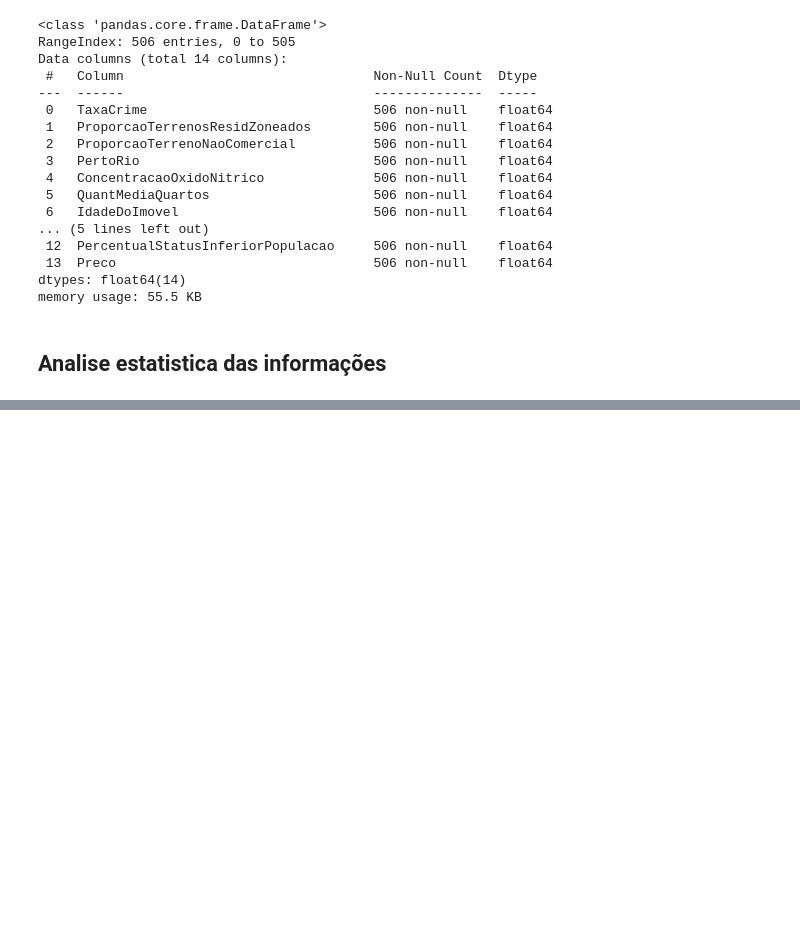
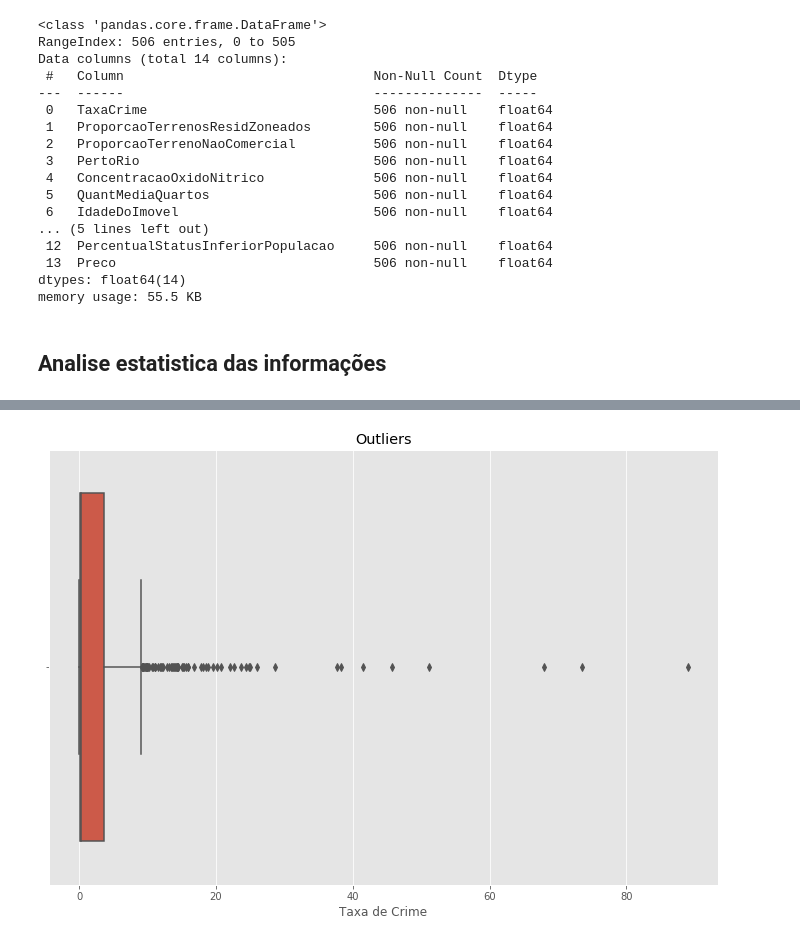
Before and after one commit to Angelicogfa/PortifolioDataScience, a Jupyter notebook: Classificação/Imoveis/Imoveis.ipynb, the cells around one changed output, grey strips where cells are left out. Drawn from its saved outputs; the diff is of its cells as text; code cells hidden in the pictures; blank space fills up the shorter version.

```diff
--- a/Classificação/Imoveis/Imoveis.ipynb
+++ b/Classificação/Imoveis/Imoveis.ipynb
@@ -239,0 +136,7 @@ plt.show()
+# %%
+plt.title('Outliers')
+sns.boxplot(df['TaxaCrime'])
+plt.xlabel('Taxa de Crime')
+plt.show()
+# %% [output]
+[figure, added]
```
Also changed, not shown: parts of 41 cells of this notebook.
